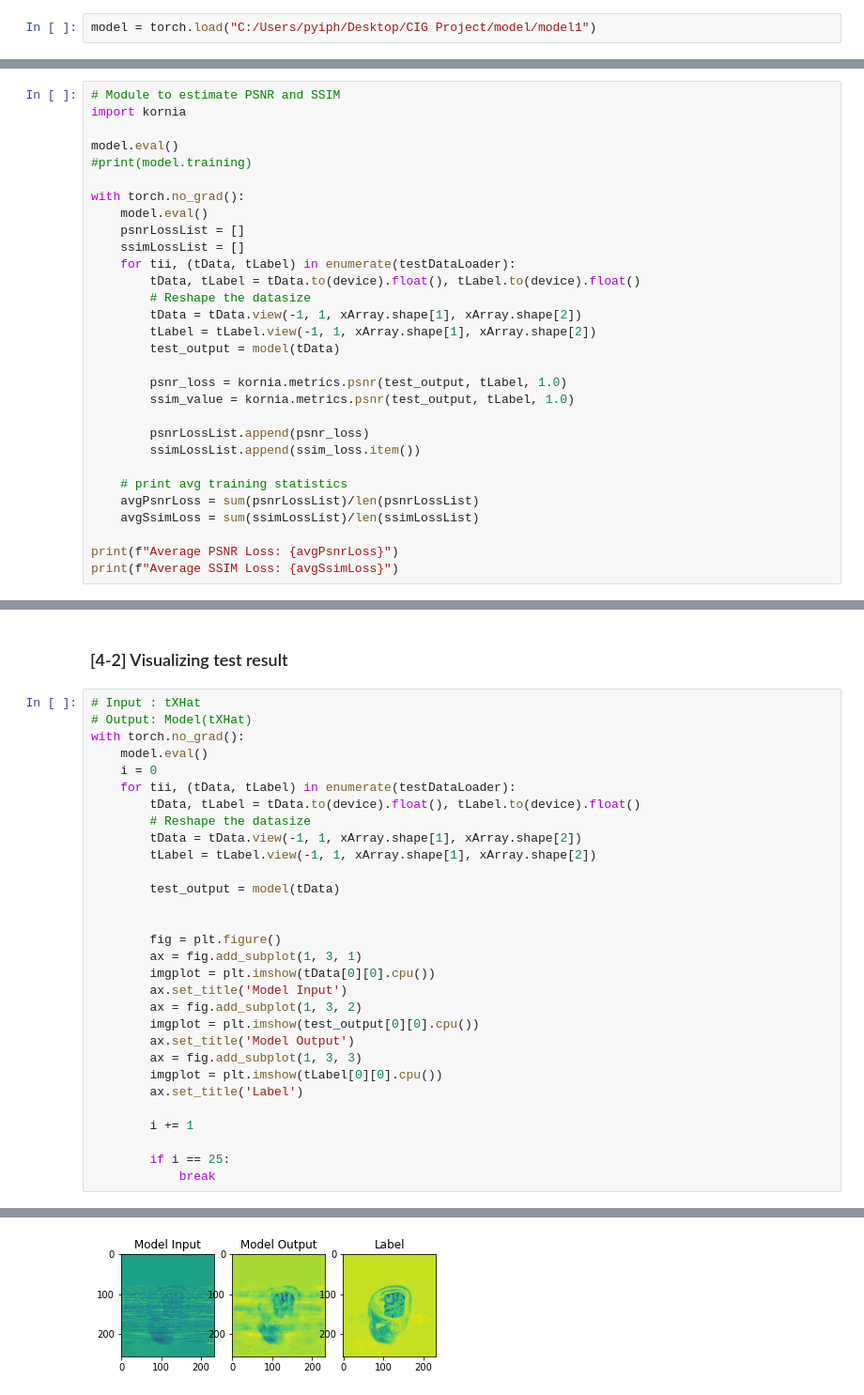
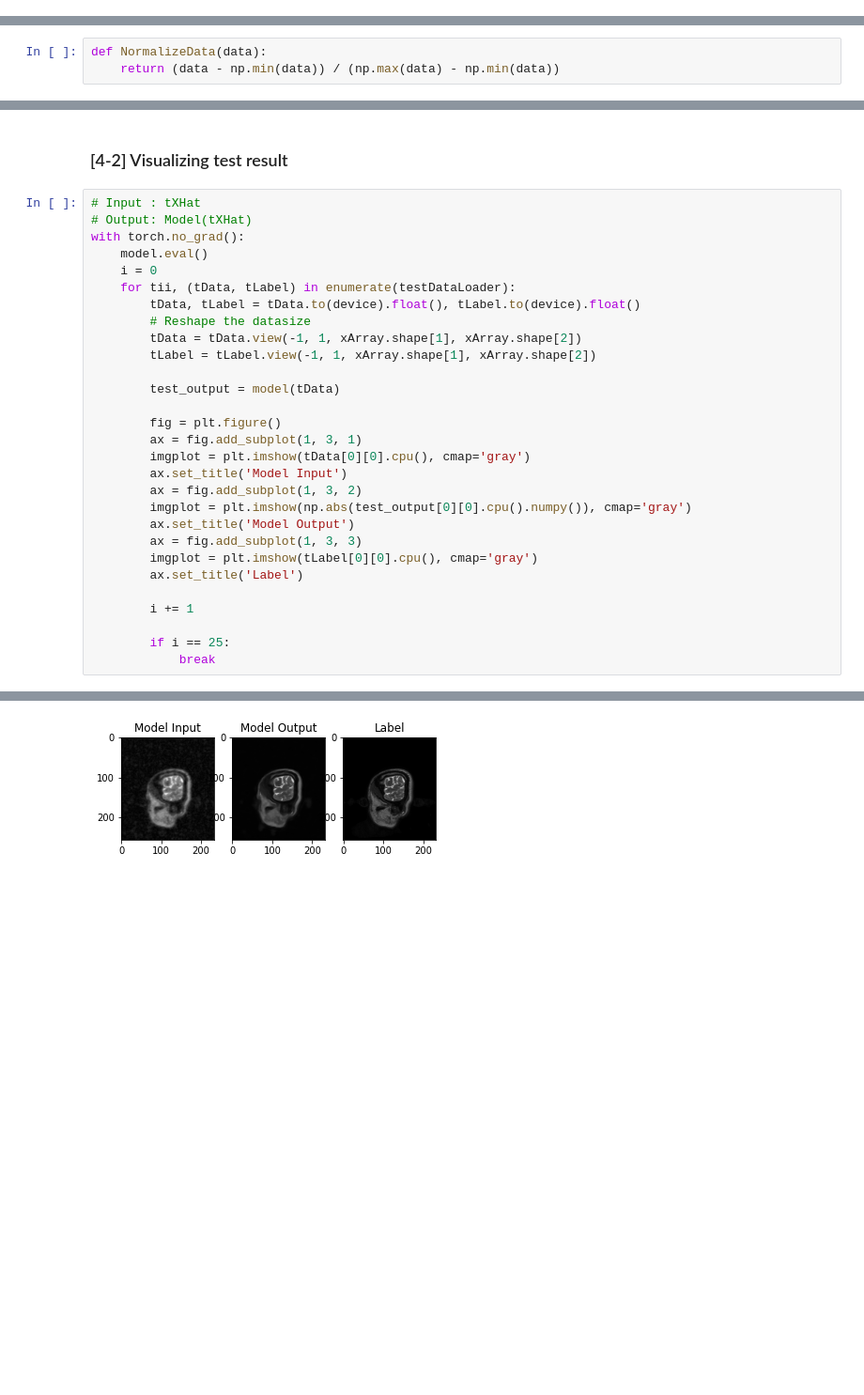
Before and after one commit to ChicagoPark/MRI-Reconstruction, a Jupyter notebook: Project.ipynb, the cells around one changed output, grey strips where cells are left out. Shown at 94% size. Saved outputs shown, nothing was run; the diff lists cells and outputs as text; blank space fills up the shorter version.

```diff
--- a/Project.ipynb
+++ b/Project.ipynb
@@ -286,6 +310,4 @@ torch.save(model, rootDirectory + "model10")
 # %% [markdown]
 ## [4] Output of testset
-# %%
-model = torch.load("C:/Users/pyiph/Desktop/CIG Project/model/model1")
 # %% [markdown]
 ### [4-1] Evaluation of PSNR and SSIM
@@ -292,30 +317,0 @@ model = torch.load("C:/Users/pyiph/Desktop/CIG Project/model/model1")
-# %%
-# Module to estimate PSNR and SSIM
-import kornia
-
-model.eval()
-#print(model.training)
-
-with torch.no_grad():
-    model.eval()
-    psnrLossList = []
-    ssimLossList = []
-    for tii, (tData, tLabel) in enumerate(testDataLoader):
-        tData, tLabel = tData.to(device).float(), tLabel.to(device).float()
-        # Reshape the datasize
-        tData = tData.view(-1, 1, xArray.shape[1], xArray.shape[2])
-        tLabel = tLabel.view(-1, 1, xArray.shape[1], xArray.shape[2])
-        test_output = model(tData)
-
-        psnr_loss = kornia.metrics.psnr(test_output, tLabel, 1.0)
-        ssim_value = kornia.metrics.psnr(test_output, tLabel, 1.0)
-
-        psnrLossList.append(psnr_loss)
-        ssimLossList.append(ssim_loss.item())
-
-    # print avg training statistics
-    avgPsnrLoss = sum(psnrLossList)/len(psnrLossList)
-    avgSsimLoss = sum(ssimLossList)/len(ssimLossList)
-
-print(f"Average PSNR Loss: {avgPsnrLoss}")
-print(f"Average SSIM Loss: {avgSsimLoss}")
@@ -324,0 +318,3 @@ Average SSIM Loss: 0.3511001169681549
+# %%
+def NormalizeData(data):
+    return (data - np.min(data)) / (np.max(data) - np.min(data))
@@ -338,16 +377,15 @@ with torch.no_grad():
 
         test_output = model(tData)
 
-
         fig = plt.figure()
         ax = fig.add_subplot(1, 3, 1)
-        imgplot = plt.imshow(tData[0][0].cpu())
+        imgplot = plt.imshow(tData[0][0].cpu(), cmap='gray')
         ax.set_title('Model Input')
         ax = fig.add_subplot(1, 3, 2)
-        imgplot = plt.imshow(test_output[0][0].cpu())
+        imgplot = plt.imshow(np.abs(test_output[0][0].cpu().numpy()), cmap='gray')
         ax.set_title('Model Output')
         ax = fig.add_subplot(1, 3, 3)
-        imgplot = plt.imshow(tLabel[0][0].cpu())
+        imgplot = plt.imshow(tLabel[0][0].cpu(), cmap='gray')
         ax.set_title('Label')
 
         i += 1
@@ -367 +405 @@ with torch.no_grad():
-[figure, old version]
+[figure, new version]
```
Also changed, not shown: parts of 13 cells of this notebook.
